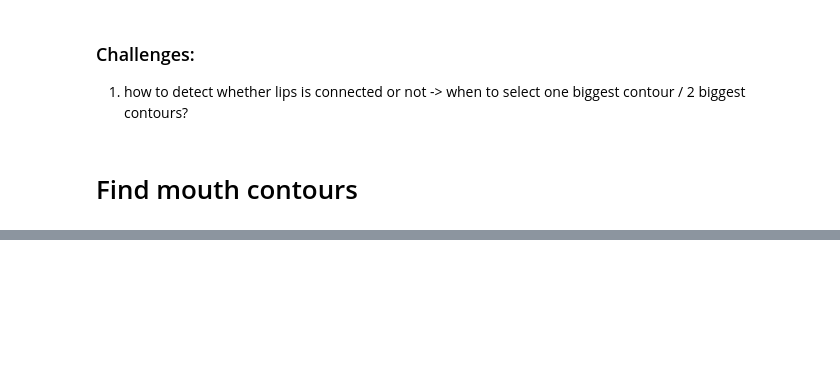
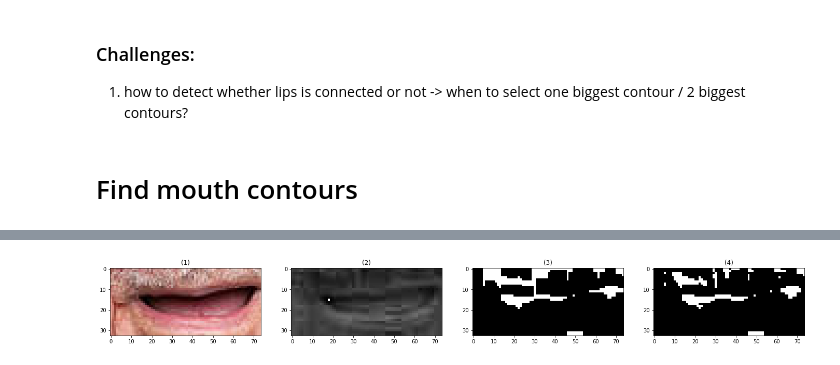
Before and after one commit to LoayMoh99/My_Social_Eye, a Jupyter notebook: Speaker_Detection/mouth_detection/MouthDetection.ipynb, the cells around one changed output, grey strips where cells are left out. Drawn from its saved outputs; the diff is of its cells as text; code cells hidden in the pictures; blank space fills up the shorter version.

```diff
--- a/Speaker_Detection/mouth_detection/MouthDetection.ipynb
+++ b/Speaker_Detection/mouth_detection/MouthDetection.ipynb
@@ -50,6 +47,9 @@ def detectMouth(img):
     io.imshow(mouth)
     io.show()
     return mouth , dimensions_mouth
+# %%
+def PixelsCount(image):
+    return image.shape[0]*image.shape[1]
 # %%
 def selectLipRegion(mouth, dimensions_mouth):
     R = mouth[:,:,0]
@@ -227,0 +187,78 @@ show_images([ROI,red_minus_green,new_img])
+# %%
+#calculate threshold T for segmentation
+
+print(ROI.shape)
+
+#calculate R - G
+red_minus_green = ROI[:,:,0]-ROI[:,:,1]
+
+skin_value=0
+n=0
+new_img=np.zeros((ROI.shape[0],ROI.shape[1]))
+k=0 #debug
+
+while skin_value <= int((1/20)*PixelsCount(new_img)):
+    #reshape R - G  to a vector
+    red_minus_green_vector = red_minus_green.reshape(-1,1)
+
+    top_10 = int(0.1*red_minus_green_vector.shape[0])  # top 10% pixels number in R-G values
+
+
+    red_minus_green_sorted = sorted(red_minus_green_vector)  # ascendigly sort R_G values
+    red_minus_green_top_10_plus_n = red_minus_green_sorted[0:top_10+n]   # pick smallest 10% values + n
+
+    red_minus_green = red_minus_green.reshape(ROI.shape[0],ROI.shape[1])    #rstore the vector into an image again
+
+    new_img = red_minus_green == red_minus_green_top_10_plus_n[0]  # set pixels having value equal to top value to 1
+
+    for i in range(1,top_10+n):       #repeat for the top 10% values in R-G
+        new_img |= red_minus_green == red_minus_green_top_10_plus_n[i]
+
+    new_img = np.uint8(new_img*255)  #convert float to uint
+    new_img = closing(new_img,selem=square(5))  #perform a closing operation to remove gaps
+
+    contours, hierarchy = cv2.findContours(new_img, cv2.RETR_TREE, cv2.CHAIN_APPROX_SIMPLE)
+    contours=sorted(contours,key=lambda x: cv2.contourArea(x),reverse=True) #sorted contours descendingly according to area
+
+    largest_two_cnts=contours[0:2]
+    x1,y1,w1,h1 = cv2.boundingRect(largest_two_cnts[0])
+
+    #cv2.rectangle(new_img,(x1,y1),(x1+w1,y1+h1),(255,255,255),1)
+
+    minx=min([x1])               #get the minx maxx miny maxy of the 2 bounding rectangles combined
+    maxx=max([x1+w1])
+    miny=min([y1])
+    maxy=max([y1+h1])
+
+    mouth_region = new_img[miny:maxy,minx:maxx]
+
+    skin_value = PixelsCount(new_img)-PixelsCount(mouth_region)
+
+    n += int( (1/15)*PixelsCount(new_img) )
+    k+=1
+
+    print("number pixels :",PixelsCount(new_img))
+    print("skin value :" ,skin_value)
+    print("n :" , n)
+    print("iteration :" , k)
+
+T = red_minus_green_top_10_plus_n[-1]
+
+print("Threshold",T)
+
+final_image = np.zeros((red_minus_green.shape[0],red_minus_green.shape[1]))
+
+for i in range(red_minus_green.shape[0]):
+    for j in range(red_minus_green.shape[1]):
+        print(ROI[:,:,0][i,j])
+
+        if (1)*ROI[:,:,0][i,j] - ROI[:,:,1][i,j] <= T:
+            final_image[i,j] = 1
+        elif((0)*ROI[:,:,0][i,j] - ROI[:,:,1][i,j] > T):
+            final_image[i,j] = 0
+
+# final_image[red_minus_green <= T] = (255)*ROI[:,:,0] * ROI[:,:,1]
+# final_image[red_minus_green > T] = (0)*ROI[:,:,0] * ROI[:,:,1]
+
+show_images([ROI,red_minus_green,new_img,final_image])
+# %% [output]
@@ -227,0 +282 @@ show_images([ROI,red_minus_green,new_img])
+[figure, added]
```
Also changed, not shown: parts of 6 cells of this notebook.
